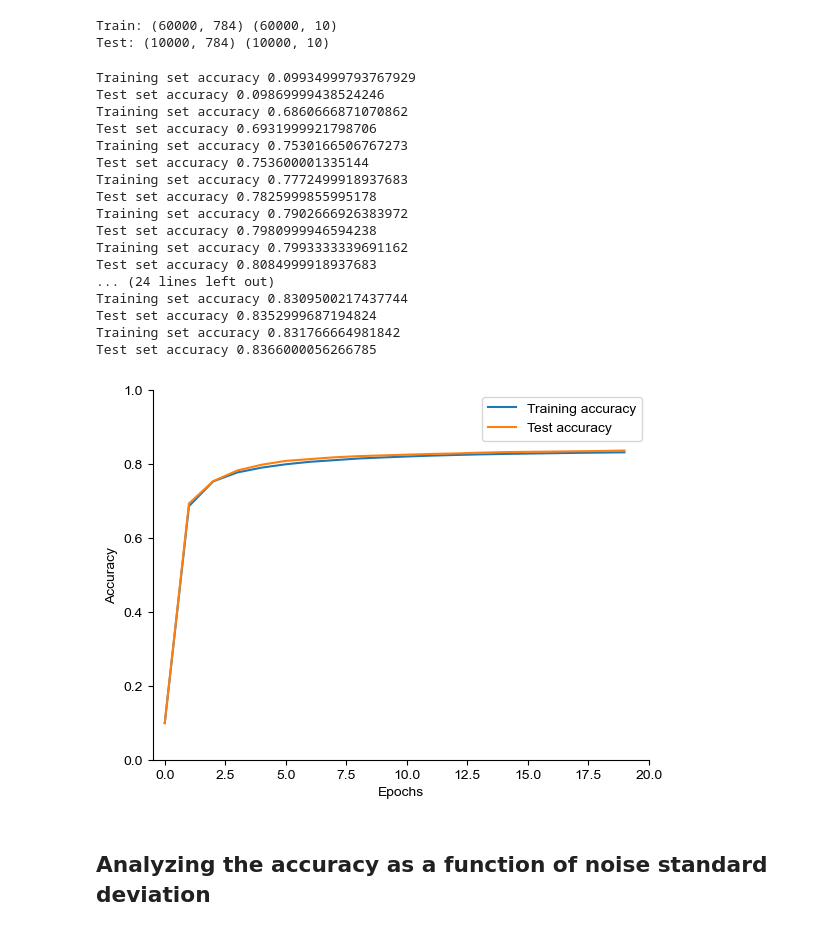
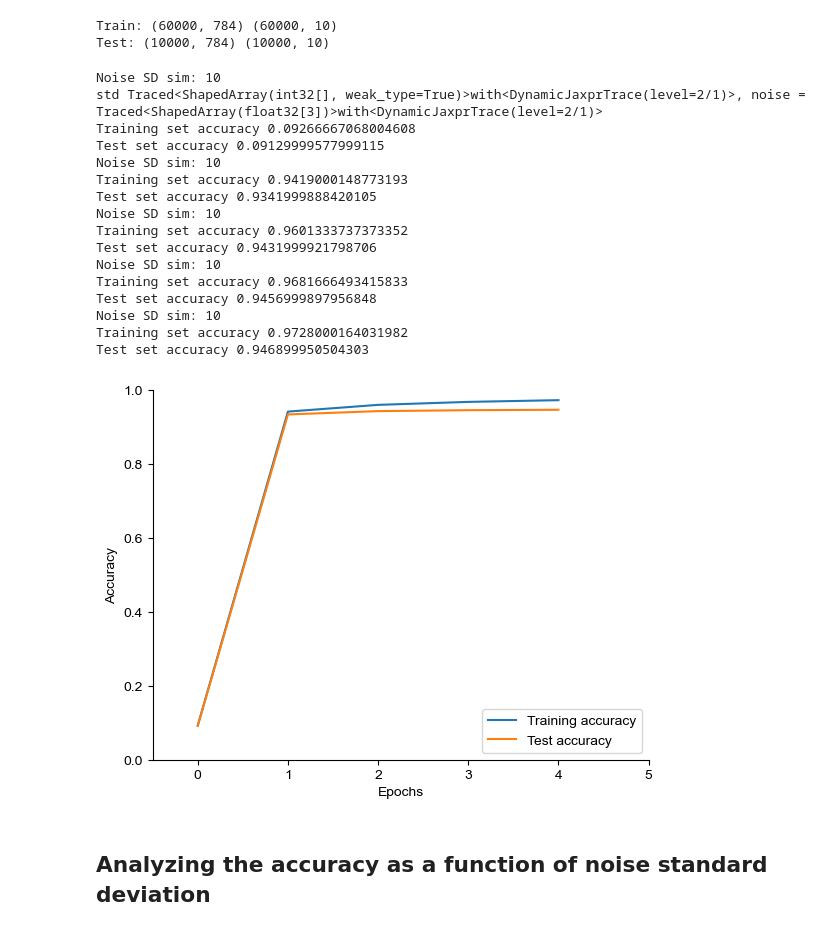
Before and after one commit to Integrated-Systems-Neuroengineering/scrramble, a Jupyter notebook: ternary_stochastic_neuron.ipynb, the cells around one changed output. Drawn from its saved outputs; the diff is of its cells as text; code cells hidden in the pictures.

Commit message:
Adam implemented

```diff
--- a/ternary_stochastic_neuron.ipynb
+++ b/ternary_stochastic_neuron.ipynb
@@ -47,7 +47,7 @@ plt.legend()
 # %%
 ## create a neuron model
 @jax.jit
-def state_function(x, thresholds):
+def state_function(x, thresholds, std, key):
     """
     Implements ternary state updates for vector inputs.
     x: Input vector
@@ -55,6 +55,10 @@ def state_function(x, thresholds):
     """
 
     theta1, theta2 = thresholds
+
+    noise = jax.random.normal(key, x.shape) * std
+    x = x + noise
+
 
     # Apply element-wise thresholding using jax.numpy.where (which supports vectorization)
     state = jnp.where(x < theta1, -1,
@@ -114,18 +117,18 @@ print(state_function(jnp.dot(x, W.T), [-1, 1]))
 # %%
 ## Defining state function with custom gradients: UNDER CONSTRUCTION
 @jax.custom_vjp
-def state_fn_with_custom_grad(x, threshold, std):
+def state_fn_with_custom_grad(x, threshold, std, key):
     """
     Implements ternary state updates.
     Uses state_function in the forward pass but overrides the gradient
     with expected state in the backward pass
     """
 
-    return state_function(x, threshold)
+    return state_function(x, threshold, std, key)
 
 ## define the forward pass
-def state_fwd(x, threshold, std):
-    return state_function(x, threshold), (x, threshold, std) # store x, threshold and std for the backward pass
+def state_fwd(x, threshold, std, key):
+    return state_function(x, threshold, std, key), (x, threshold, std) # store x, threshold and std for the backward pass
 
 ## define the backward pass
 def state_bwd(res, g):
@@ -293,13 +495,18 @@ Train: (60000, 784) (60000, 10)
 Test: (10000, 784) (10000, 10)
 # %%
 ## initializing the network: in the future this should be a dictionary
-threshold = [-1, 1]
-layer_size = [784, 512, 215, 10]
-num_epochs = 20
+threshold = [-2, 1]
+layer_size = [784, 2098, 10]
+num_epochs = 5
 batch_size = 128
 n_targets = 10
 net_params = init_network_params(layer_size, jax.random.key(0))
 
+opti_dict = {
+    'SGD': 0,
+    'Adam': 1
+}
+
 
 
 # batched_predictions = batched_predict(net_params, flattened_images)
@@ -315,12 +522,15 @@ def get_train_batches():
 
 train_acc_list = []
 test_acc_list = []
-noise_sd_sim = 5e-3
-noise_sd_inf = 5e-3
+noise_sd_sim = 10
+noise_sd_inf = 10
 lr_sim = 1e-4
+(m, v, t) = init_adam_params(net_params)
+opti = 1
 
 for epoch in tqdm(range(num_epochs)):
   # Compute accuracy at the start of the epoch
+  print(f"Noise SD sim: {noise_sd_sim}")
   train_acc = accuracy(params=net_params, images=train_images, targets=train_labels, thresholds = threshold, key = 0, noise_sd = noise_sd_inf)
   test_acc = accuracy(params=net_params, images=test_images, targets=test_labels, thresholds = threshold, key = 0, noise_sd = noise_sd_inf)
   train_acc_list.append(train_acc)
@@ -329,54 +539,57 @@ for epoch in tqdm(range(num_epochs)):
   print(f"Test set accuracy {test_acc}")
 
   for x, y in get_train_batches():
     x = jnp.reshape(x, (len(x), num_pixels))
     # print(x.shape)
     # break
     y = one_hot(y, num_labels)
-    net_params = update(params = net_params, x = x, y = y, thresholds = threshold, key = 0, noise_sd = noise_sd_sim, lr = lr_sim)
+    net_params, (m, v, t) = update_with_adam(net_params, x ,y, threshold, key = 0, noise_sd = noise_sd_sim, optim_state = (m, v, t))
+    # if opti == 0:
+    #   net_params, _ = update(params = net_params, x = x, y = y, thresholds = threshold, key = 0, noise_sd = noise_sd_sim, lr = lr_sim, optimizer = 0, opt_state = None)
+    # else:
+    #   net_params, (m, v, t) = update(params = net_params, x = x, y = y, thresholds = threshold, key = 0, noise_sd = noise_sd_sim, lr = lr_sim, optimizer = 1, opt_state = (m, v, t))
 
 #   train_acc = accuracy(params=net_params, images=train_images, targets=train_labels, thresholds = threshold, key = 0, noise_sd = noise_sd_inf)
 #   test_acc = accuracy(params=net_params, images=test_images, targets=test_labels, thresholds = threshold, key = 0, noise_sd = noise_sd_inf)
 #   train_acc_list.append(train_acc)
 #   test_acc_list.append(test_acc)
 #   print("Training set accuracy {}".format(train_acc))
 #   print("Test set accuracy {}".format(test_acc))
 
 #   # annealing??
-#   noise_sd_sim = noise_sd_sim * 0.3
-#   noise_sd_inf = noise_sd_inf * 0.3
+  # noise_sd_sim = noise_sd_sim * 0.7
+  # noise_sd_inf = noise_sd_inf * 0.7
 
 
 ## Plotting the results
 fig, ax = plt.subplots()
 ax.plot(train_acc_list, label = "Training accuracy")
 ax.plot(test_acc_list, label = "Test accuracy")
 ax.set_xlabel("Epochs")
 ax.set_ylabel("Accuracy")
 ax.legend()
 ax.set_xlim([-0.5, num_epochs])
 ax.set_ylim([0, 1])
 
 sns.despine()
 # %% [output]
-Training set accuracy 0.09934999793767929
-Test set accuracy 0.09869999438524246
-Training set accuracy 0.6860666871070862
-Test set accuracy 0.6931999921798706
-Training set accuracy 0.7530166506767273
-Test set accuracy 0.753600001335144
-Training set accuracy 0.7772499918937683
-Test set accuracy 0.7825999855995178
-Training set accuracy 0.7902666926383972
-Test set accuracy 0.7980999946594238
-Training set accuracy 0.7993333339691162
-Test set accuracy 0.8084999918937683
-... (24 lines left out)
-Training set accuracy 0.8309500217437744
-Test set accuracy 0.8352999687194824
-Training set accuracy 0.831766664981842
-Test set accuracy 0.8366000056266785
+Noise SD sim: 10
+std Traced<ShapedArray(int32[], weak_type=True)>with<DynamicJaxprTrace(level=2/1)>, noise = Traced<ShapedArray(float32[3])>with<DynamicJaxprTrace(level=2/1)>
+Training set accuracy 0.09266667068004608
+Test set accuracy 0.09129999577999115
+Noise SD sim: 10
+Training set accuracy 0.9419000148773193
+Test set accuracy 0.9341999888420105
+Noise SD sim: 10
+Training set accuracy 0.9601333737373352
+Test set accuracy 0.9431999921798706
+Noise SD sim: 10
+Training set accuracy 0.9681666493415833
+Test set accuracy 0.9456999897956848
+Noise SD sim: 10
+Training set accuracy 0.9728000164031982
+Test set accuracy 0.946899950504303
-[figure, old version]
+[figure, new version]
 # %% [markdown]
 ## Analyzing the accuracy as a function of noise standard deviation
 # %%
```
Also changed, not shown: parts of 4 cells of this notebook.
